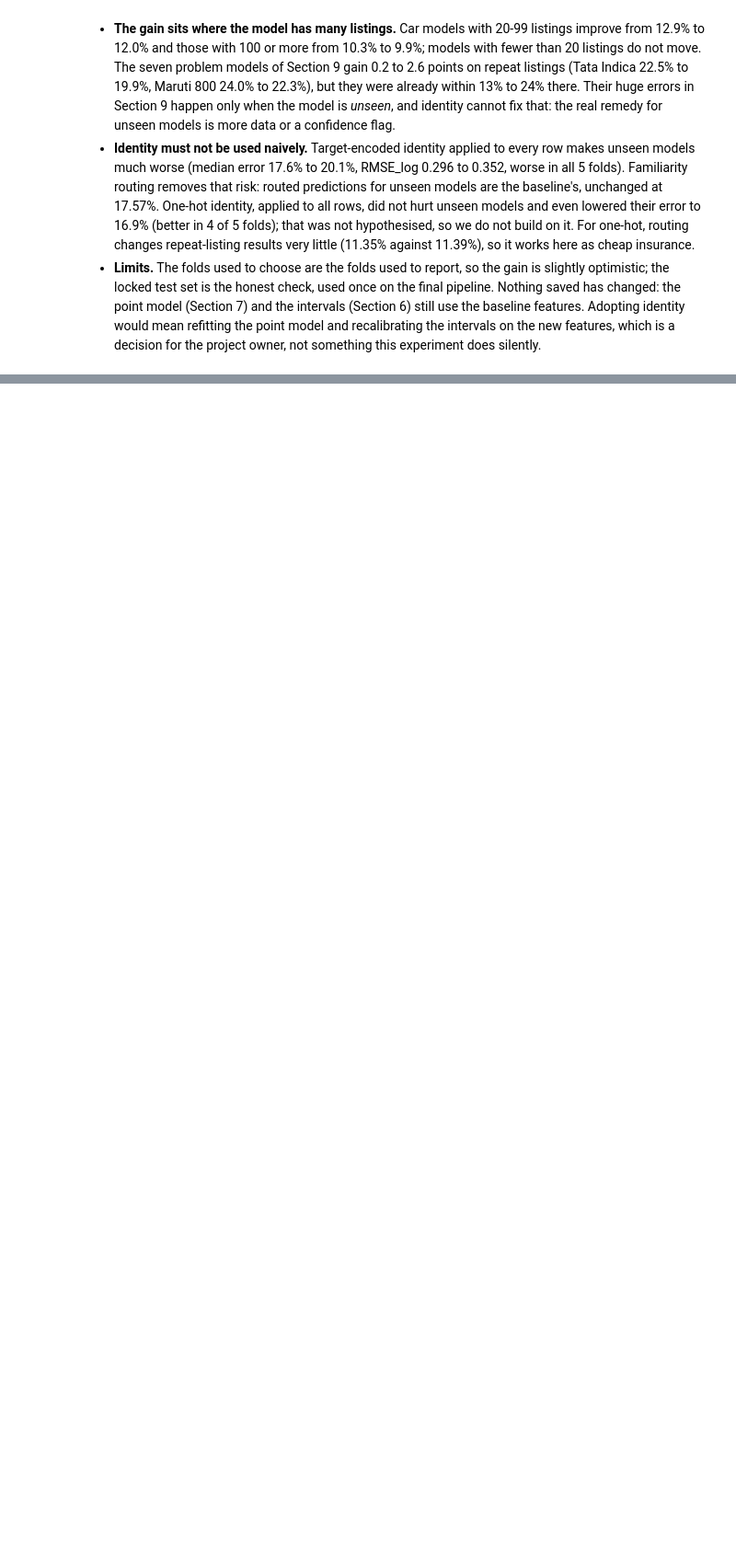
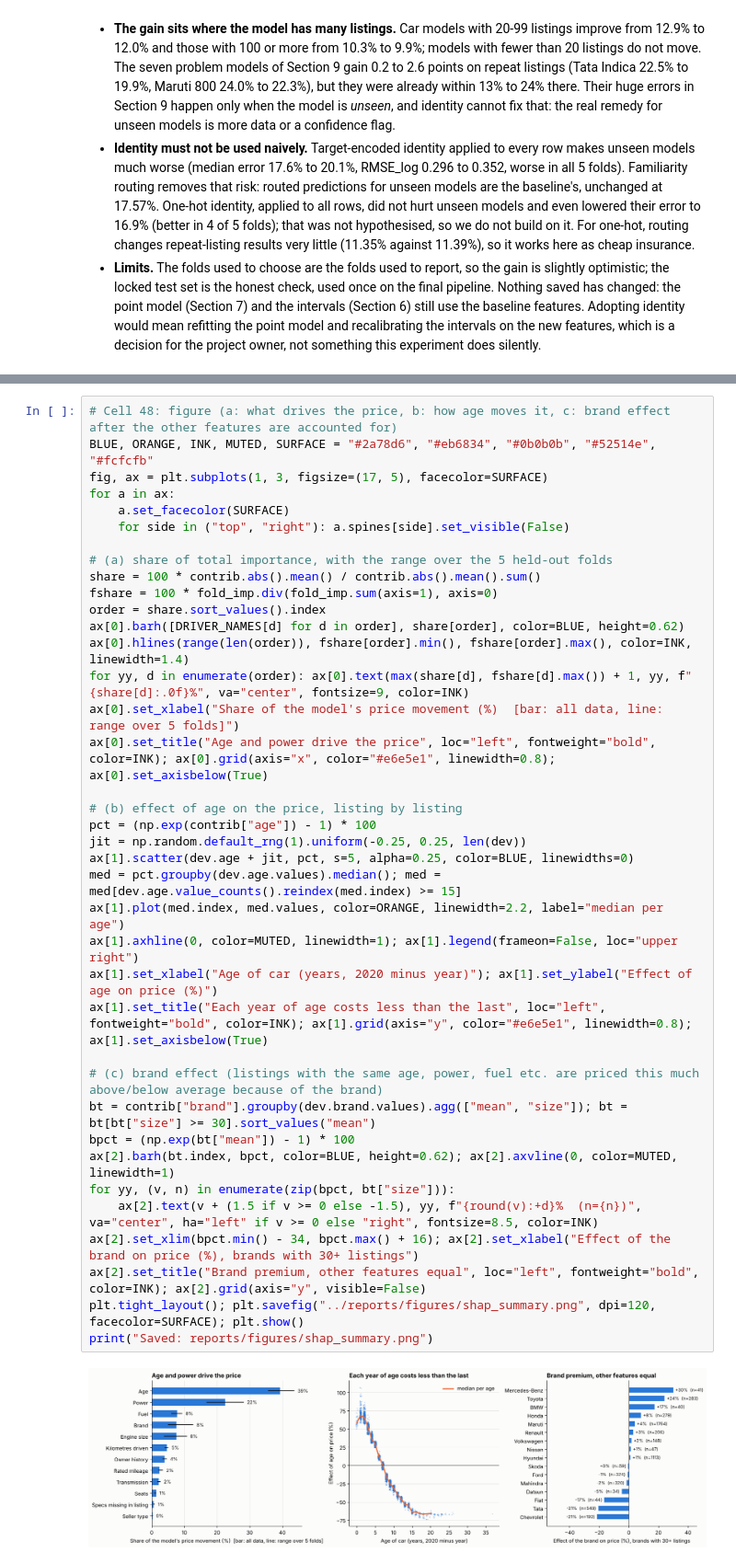
Before and after one commit to aayaan-khan/Used-Cars-Cost-Prediction, a Jupyter notebook: notebooks/Used_Cars_Cost_Prediction.ipynb, the cells around one changed output, grey strips where cells are left out. Shown at 92% size. Cells and saved outputs as stored; diff of their text form; blank space fills up the shorter version.

Commit message:
Explain the fair price with SHAP (Section 11, src/explain.py)

```diff
--- a/notebooks/Used_Cars_Cost_Prediction.ipynb
+++ b/notebooks/Used_Cars_Cost_Prediction.ipynb
@@ -2112,0 +2238,40 @@ Share of resamples in which the identity model is better: 100.0%
+# %%
+# Cell 48: figure (a: what drives the price, b: how age moves it, c: brand effect after the other features are accounted for)
+BLUE, ORANGE, INK, MUTED, SURFACE = "#2a78d6", "#eb6834", "#0b0b0b", "#52514e", "#fcfcfb"
+fig, ax = plt.subplots(1, 3, figsize=(17, 5), facecolor=SURFACE)
+for a in ax:
+    a.set_facecolor(SURFACE)
+    for side in ("top", "right"): a.spines[side].set_visible(False)
+
+# (a) share of total importance, with the range over the 5 held-out folds
+share = 100 * contrib.abs().mean() / contrib.abs().mean().sum()
+fshare = 100 * fold_imp.div(fold_imp.sum(axis=1), axis=0)
+order = share.sort_values().index
+ax[0].barh([DRIVER_NAMES[d] for d in order], share[order], color=BLUE, height=0.62)
+ax[0].hlines(range(len(order)), fshare[order].min(), fshare[order].max(), color=INK, linewidth=1.4)
+for yy, d in enumerate(order): ax[0].text(max(share[d], fshare[d].max()) + 1, yy, f"{share[d]:.0f}%", va="center", fontsize=9, color=INK)
+ax[0].set_xlabel("Share of the model's price movement (%)  [bar: all data, line: range over 5 folds]")
+ax[0].set_title("Age and power drive the price", loc="left", fontweight="bold", color=INK); ax[0].grid(axis="x", color="#e6e5e1", linewidth=0.8); ax[0].set_axisbelow(True)
+
+# (b) effect of age on the price, listing by listing
+pct = (np.exp(contrib["age"]) - 1) * 100
+jit = np.random.default_rng(1).uniform(-0.25, 0.25, len(dev))
+ax[1].scatter(dev.age + jit, pct, s=5, alpha=0.25, color=BLUE, linewidths=0)
+med = pct.groupby(dev.age.values).median(); med = med[dev.age.value_counts().reindex(med.index) >= 15]
+ax[1].plot(med.index, med.values, color=ORANGE, linewidth=2.2, label="median per age")
+ax[1].axhline(0, color=MUTED, linewidth=1); ax[1].legend(frameon=False, loc="upper right")
+ax[1].set_xlabel("Age of car (years, 2020 minus year)"); ax[1].set_ylabel("Effect of age on price (%)")
+ax[1].set_title("Each year of age costs less than the last", loc="left", fontweight="bold", color=INK); ax[1].grid(axis="y", color="#e6e5e1", linewidth=0.8); ax[1].set_axisbelow(True)
+
+# (c) brand effect (listings with the same age, power, fuel etc. are priced this much above/below average because of the brand)
+bt = contrib["brand"].groupby(dev.brand.values).agg(["mean", "size"]); bt = bt[bt["size"] >= 30].sort_values("mean")
+bpct = (np.exp(bt["mean"]) - 1) * 100
+ax[2].barh(bt.index, bpct, color=BLUE, height=0.62); ax[2].axvline(0, color=MUTED, linewidth=1)
+for yy, (v, n) in enumerate(zip(bpct, bt["size"])):
+    ax[2].text(v + (1.5 if v >= 0 else -1.5), yy, f"{round(v):+d}%  (n={n})", va="center", ha="left" if v >= 0 else "right", fontsize=8.5, color=INK)
+ax[2].set_xlim(bpct.min() - 34, bpct.max() + 16); ax[2].set_xlabel("Effect of the brand on price (%), brands with 30+ listings")
+ax[2].set_title("Brand premium, other features equal", loc="left", fontweight="bold", color=INK); ax[2].grid(axis="y", visible=False)
+plt.tight_layout(); plt.savefig("../reports/figures/shap_summary.png", dpi=120, facecolor=SURFACE); plt.show()
+print("Saved: reports/figures/shap_summary.png")
+# %% [output]
+[figure, added]
```
Also changed, not shown: parts of 6 cells of this notebook, 7 other files.
